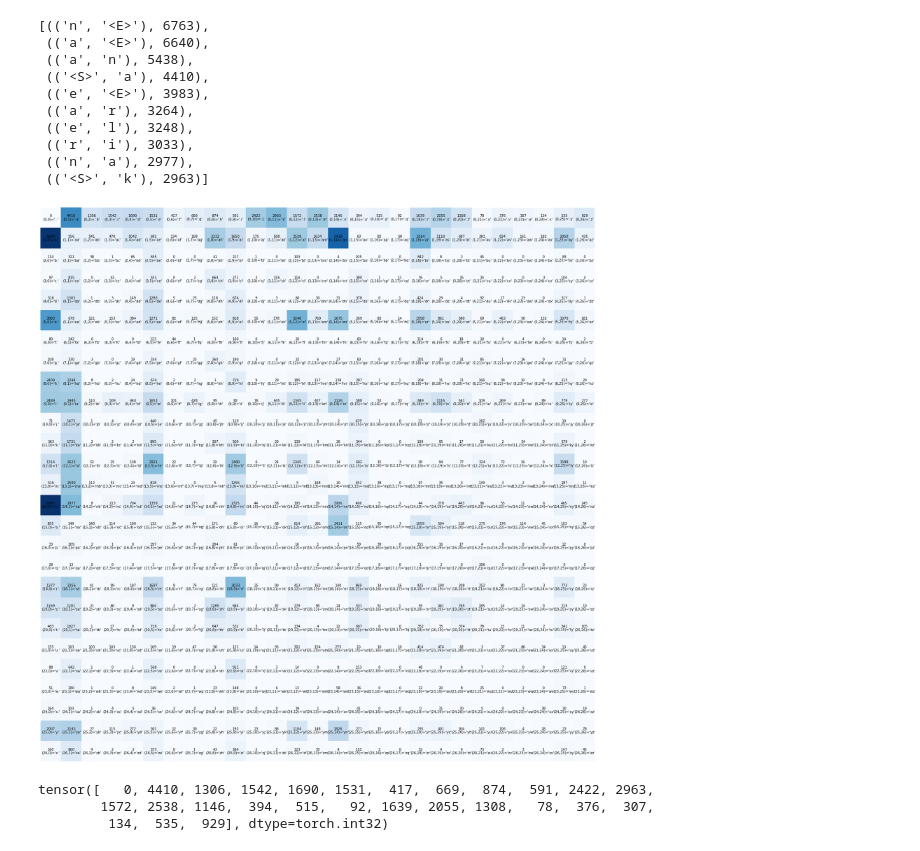
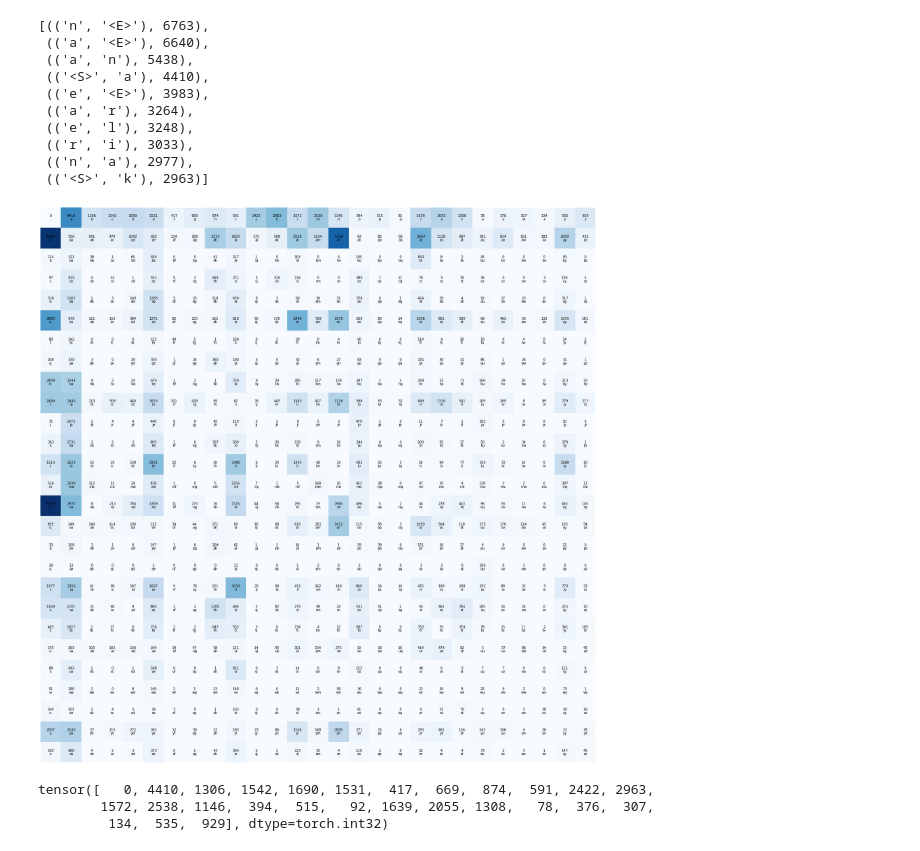
Before and after one commit to Benjamin-van-Heerden/python-ml-andrej, a Jupyter notebook: makemore/bigram_base_model.ipynb, the cells around one changed output. Drawn from its saved outputs; the diff is of its cells as text; code cells hidden in the pictures.

```diff
--- a/makemore/bigram_base_model.ipynb
+++ b/makemore/bigram_base_model.ipynb
@@ -52,14 +52,14 @@ import matplotlib.pyplot as plt
 # %%
 plt.figure(figsize=(30, 30))
 plt.imshow(N, cmap="Blues")
 for i in range(27):
     for j in range(27):
         ch = itos[i] + itos[j]
         plt.text(j, i, N[i, j].item(), ha="center", va="bottom", color="black")
-        plt.text(j, i, f"({i},{j})='{ch}'", ha="center", va="top", color="black")
+        plt.text(j, i, f"{ch}", ha="center", va="top", color="black")
 plt.axis("off");
 # %% [output]
-[figure, old version]
+[figure, new version]
 # %%
 N[0]
 # %% [output]
```
Also changed, not shown: 4 other files.
